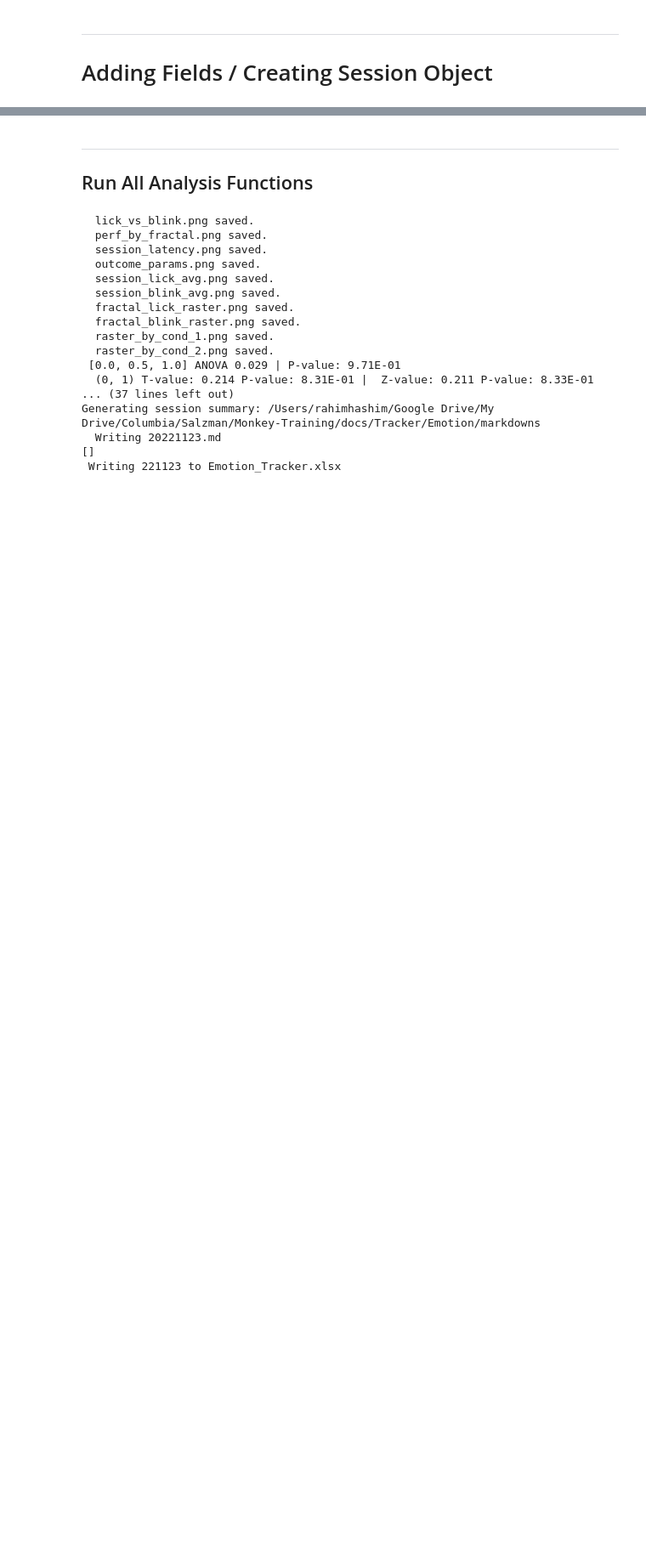
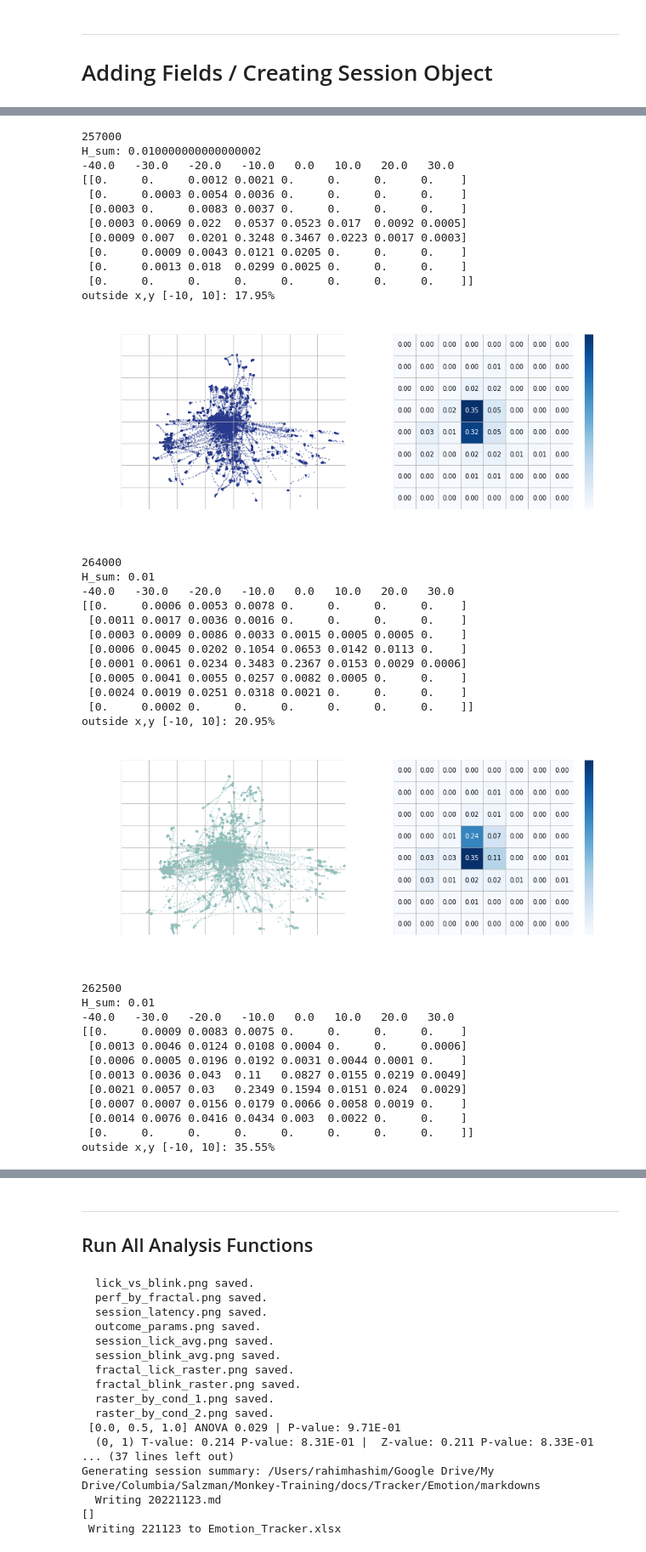
Before and after one commit to rahim-hashim/Monkey-Emotion-Behavior, a Jupyter notebook: helper/test_functions.ipynb, the cells around one changed output, grey strips where cells are left out. Shown at 85% size. Cells and saved outputs as stored; diff of their text form; code cells hidden in the pictures; blank space fills up the shorter version.

```diff
--- a/helper/test_functions.ipynb
+++ b/helper/test_functions.ipynb
@@ -116,0 +119,44 @@ Generate videos for all trials
+# %%
+from eyetracking_analysis import eyetracking_analysis
+eyetracking_analysis(session_df_correct, session_obj, TRIAL_THRESHOLD=10)
+# session_blink = session_df_correct[session_df_correct['blink_in_window'] == 1]
+# eyetracking_analysis(session_blink, session_obj)
+# %% [output]
+257000
+H_sum: 0.010000000000000002
+-40.0   -30.0   -20.0   -10.0   0.0   10.0   20.0   30.0
+[[0.     0.     0.0012 0.0021 0.     0.     0.     0.    ]
+ [0.     0.0003 0.0054 0.0036 0.     0.     0.     0.    ]
+ [0.0003 0.     0.0083 0.0037 0.     0.     0.     0.    ]
+ [0.0003 0.0069 0.022  0.0537 0.0523 0.017  0.0092 0.0005]
+ [0.0009 0.007  0.0201 0.3248 0.3467 0.0223 0.0017 0.0003]
+ [0.     0.0009 0.0043 0.0121 0.0205 0.     0.     0.    ]
+ [0.     0.0013 0.018  0.0299 0.0025 0.     0.     0.    ]
+ [0.     0.     0.     0.     0.     0.     0.     0.    ]]
+outside x,y [-10, 10]: 17.95%
+[figure, added]
+264000
+H_sum: 0.01
+-40.0   -30.0   -20.0   -10.0   0.0   10.0   20.0   30.0
+[[0.     0.0006 0.0053 0.0078 0.     0.     0.     0.    ]
+ [0.0011 0.0017 0.0036 0.0016 0.     0.     0.     0.    ]
+ [0.0003 0.0009 0.0086 0.0033 0.0015 0.0005 0.0005 0.    ]
+ [0.0006 0.0045 0.0202 0.1054 0.0653 0.0142 0.0113 0.    ]
+ [0.0001 0.0061 0.0234 0.3483 0.2367 0.0153 0.0029 0.0006]
+ [0.0005 0.0041 0.0055 0.0257 0.0082 0.0005 0.     0.    ]
+ [0.0024 0.0019 0.0251 0.0318 0.0021 0.     0.     0.    ]
+ [0.     0.0002 0.     0.     0.     0.     0.     0.    ]]
+outside x,y [-10, 10]: 20.95%
+[figure, added]
+262500
+H_sum: 0.01
+-40.0   -30.0   -20.0   -10.0   0.0   10.0   20.0   30.0
+[[0.     0.0009 0.0083 0.0075 0.     0.     0.     0.    ]
+ [0.0013 0.0046 0.0124 0.0108 0.0004 0.     0.     0.0006]
+ [0.0006 0.0005 0.0196 0.0192 0.0031 0.0044 0.0001 0.    ]
+ [0.0013 0.0036 0.043  0.11   0.0827 0.0155 0.0219 0.0049]
+ [0.0021 0.0057 0.03   0.2349 0.1594 0.0151 0.024  0.0029]
+ [0.0007 0.0007 0.0156 0.0179 0.0066 0.0058 0.0019 0.    ]
+ [0.0014 0.0076 0.0416 0.0434 0.003  0.0022 0.     0.    ]
+ [0.     0.     0.     0.     0.     0.     0.     0.    ]]
+outside x,y [-10, 10]: 35.55%
```
Also changed, not shown: parts of 19 cells of this notebook, 2 other files.
